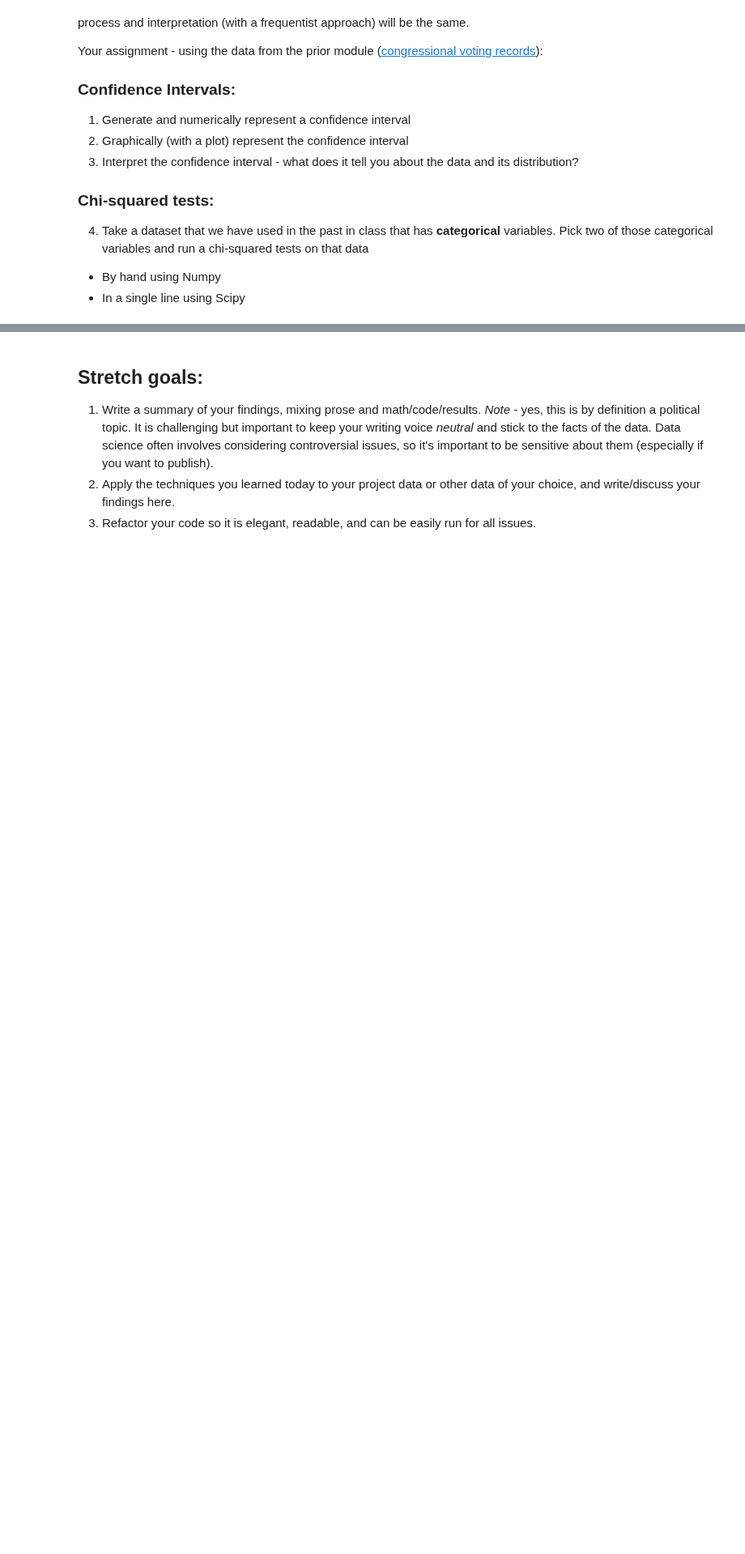
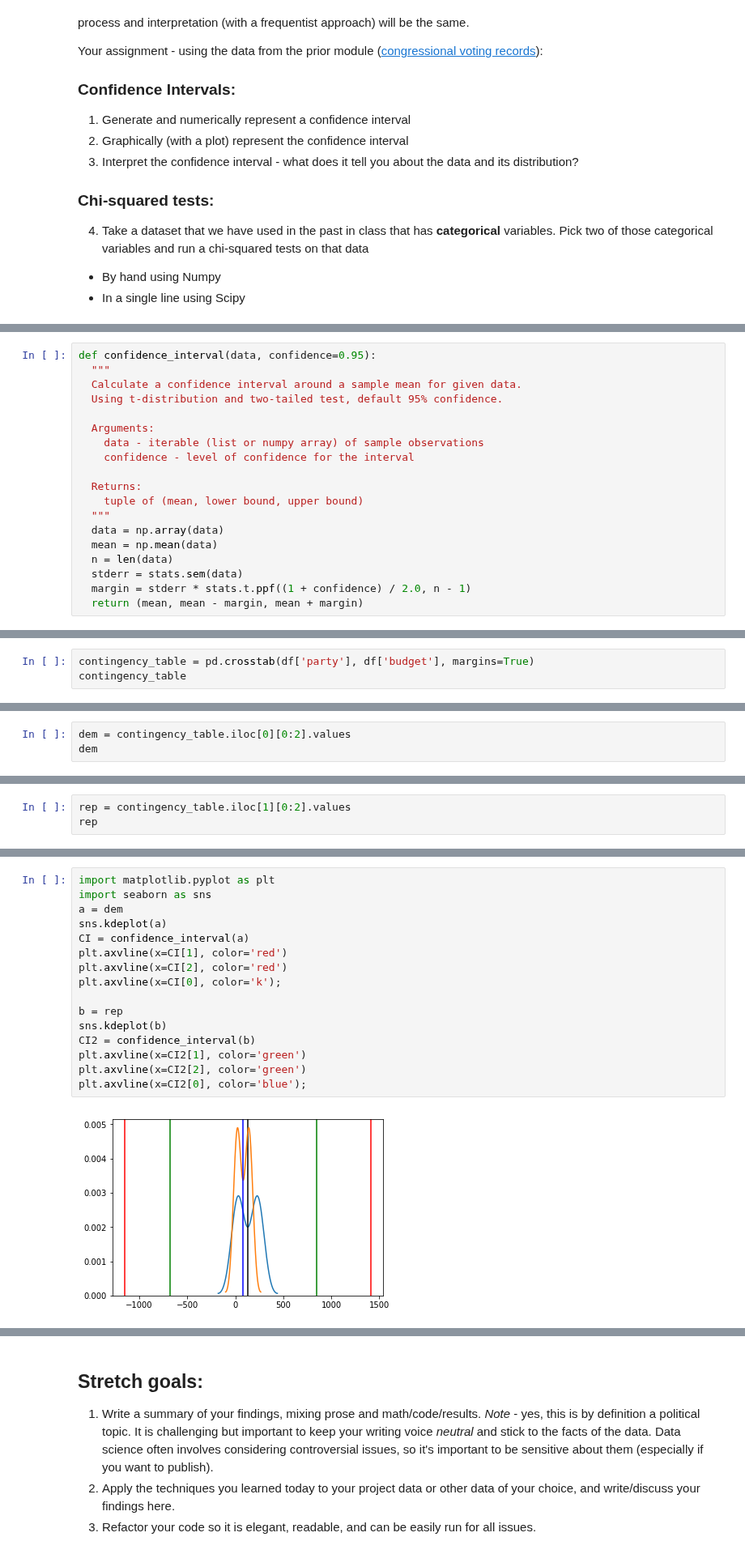
Before and after one commit to bloominstituteoftechnology/DS-Unit-1-Sprint-2-Statistics, a Jupyter notebook: module2/LS_DS_122_Sampling_Confidence_Intervals_and_Hypothesis_Testing_Assignment.ipynb, the cells around one changed output, grey strips where cells are left out. Shown at 81% size. Cells and saved outputs as stored; diff of their text form; blank space fills up the shorter version.

```diff
--- a/module2/LS_DS_122_Sampling_Confidence_Intervals_and_Hypothesis_Testing_Assignment.ipynb
+++ b/module2/LS_DS_122_Sampling_Confidence_Intervals_and_Hypothesis_Testing_Assignment.ipynb
@@ -31,0 +79,19 @@ Your assignment - using the data from the prior module ([congressional voting re
+# %%
+def confidence_interval(data, confidence=0.95):
+  """
+  Calculate a confidence interval around a sample mean for given data.
+  Using t-distribution and two-tailed test, default 95% confidence.
+
+  Arguments:
+    data - iterable (list or numpy array) of sample observations
+    confidence - level of confidence for the interval
+
+  Returns:
+    tuple of (mean, lower bound, upper bound)
+  """
+  data = np.array(data)
+  mean = np.mean(data)
+  n = len(data)
+  stderr = stats.sem(data)
+  margin = stderr * stats.t.ppf((1 + confidence) / 2.0, n - 1)
+  return (mean, mean - margin, mean + margin)
@@ -31,0 +102,3 @@ Your assignment - using the data from the prior module ([congressional voting re
+# %%
+contingency_table = pd.crosstab(df['party'], df['budget'], margins=True)
+contingency_table
@@ -31,0 +111,3 @@ Your assignment - using the data from the prior module ([congressional voting re
+# %%
+dem = contingency_table.iloc[0][0:2].values
+dem
@@ -31,0 +116,3 @@ Your assignment - using the data from the prior module ([congressional voting re
+# %%
+rep = contingency_table.iloc[1][0:2].values
+rep
@@ -31,0 +130,18 @@ Your assignment - using the data from the prior module ([congressional voting re
+# %%
+import matplotlib.pyplot as plt
+import seaborn as sns
+a = dem
+sns.kdeplot(a)
+CI = confidence_interval(a)
+plt.axvline(x=CI[1], color='red')
+plt.axvline(x=CI[2], color='red')
+plt.axvline(x=CI[0], color='k');
+
+b = rep
+sns.kdeplot(b)
+CI2 = confidence_interval(b)
+plt.axvline(x=CI2[1], color='green')
+plt.axvline(x=CI2[2], color='green')
+plt.axvline(x=CI2[0], color='blue');
+# %% [output]
+[figure, added]
```
Also changed, not shown: parts of 27 cells of this notebook.
